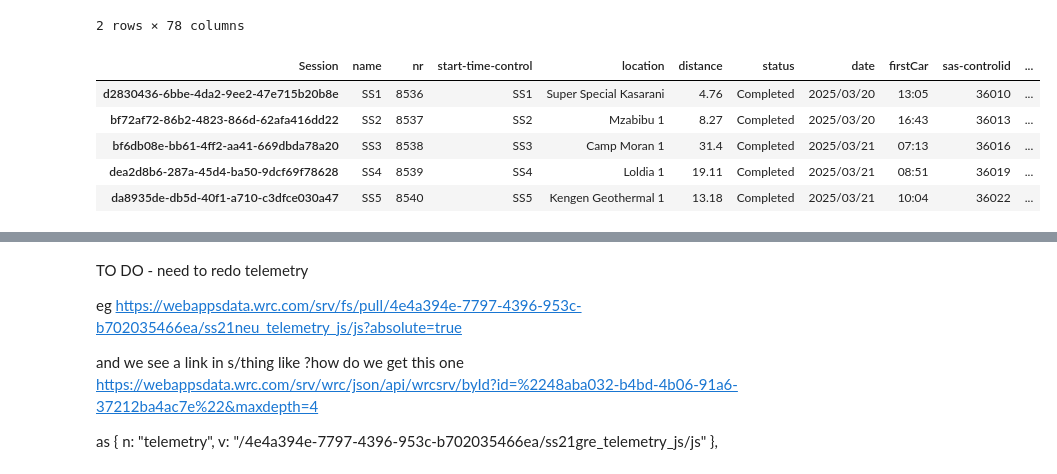
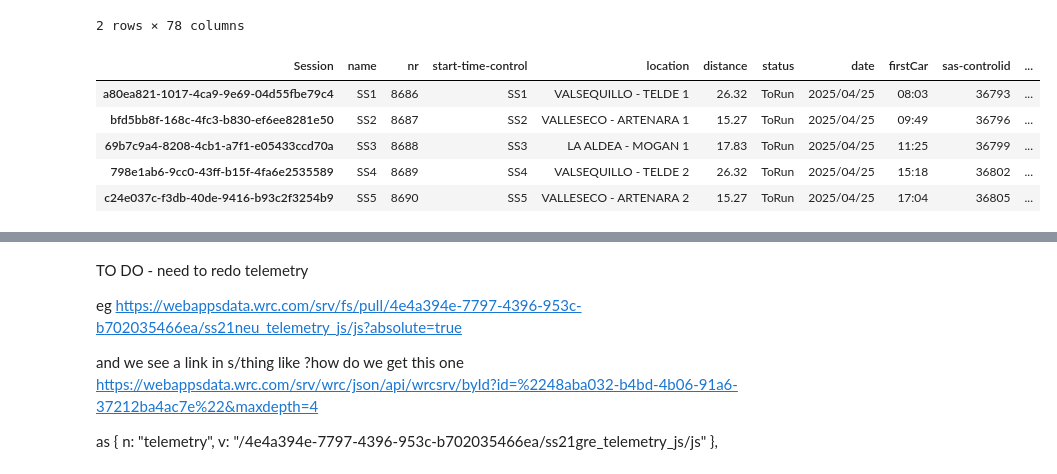
Before and after one commit to RallyDataJunkie/wrc-shinylive-geo, a Jupyter notebook: src/shinyapp/.scratchpad.ipynb, the cells around one changed output, grey strips where cells are left out. Drawn from its saved outputs; the diff is of its cells as text; code cells hidden in the pictures.

```diff
--- a/src/shinyapp/.scratchpad.ipynb
+++ b/src/shinyapp/.scratchpad.ipynb
@@ -165,13 +181,13 @@ df_biog.head(2)
 2 rows × 78 columns
 # %%
 df_rallydata = wrc.process_rally_data(
-    wrc.get_rallies_data(2025), rallyname="Safari Rally Kenya", year=2025
+    wrc.get_rallies_data(2025), rallyname="Rally Islas Canarias", year=2025
 )
 df_rallydata.head()
 # %% [output]
 | Session | name | nr | start-time-control | location | distance | status | date | firstCar | sas-controlid | ... |
-| d2830436-6bbe-4da2-9ee2-47e715b20b8e | SS1 | 8536 | SS1 | Super Special Kasarani | 4.76 | Completed | 2025/03/20 | 13:05 | 36010 | ... |
-| bf72af72-86b2-4823-866d-62afa416dd22 | SS2 | 8537 | SS2 | Mzabibu 1 | 8.27 | Completed | 2025/03/20 | 16:43 | 36013 | ... |
-| bf6db08e-bb61-4ff2-aa41-669dbda78a20 | SS3 | 8538 | SS3 | Camp Moran 1 | 31.4 | Completed | 2025/03/21 | 07:13 | 36016 | ... |
-| dea2d8b6-287a-45d4-ba50-9dcf69f78628 | SS4 | 8539 | SS4 | Loldia 1 | 19.11 | Completed | 2025/03/21 | 08:51 | 36019 | ... |
-| da8935de-db5d-40f1-a710-c3dfce030a47 | SS5 | 8540 | SS5 | Kengen Geothermal 1 | 13.18 | Completed | 2025/03/21 | 10:04 | 36022 | ... |
+| a80ea821-1017-4ca9-9e69-04d55fbe79c4 | SS1 | 8686 | SS1 | VALSEQUILLO - TELDE 1 | 26.32 | ToRun | 2025/04/25 | 08:03 | 36793 | ... |
+| bfd5bb8f-168c-4fc3-b830-ef6ee8281e50 | SS2 | 8687 | SS2 | VALLESECO - ARTENARA 1 | 15.27 | ToRun | 2025/04/25 | 09:49 | 36796 | ... |
+| 69b7c9a4-8208-4cb1-a7f1-e05433ccd70a | SS3 | 8688 | SS3 | LA ALDEA - MOGAN 1 | 17.83 | ToRun | 2025/04/25 | 11:25 | 36799 | ... |
+| 798e1ab6-9cc0-43ff-b15f-4fa6e2535589 | SS4 | 8689 | SS4 | VALSEQUILLO - TELDE 2 | 26.32 | ToRun | 2025/04/25 | 15:18 | 36802 | ... |
+| c24e037c-f3db-40de-9416-b93c2f3254b9 | SS5 | 8690 | SS5 | VALLESECO - ARTENARA 2 | 15.27 | ToRun | 2025/04/25 | 17:04 | 36805 | ... |
```
Also changed, not shown: parts of 20 cells of this notebook, 4 other files.
